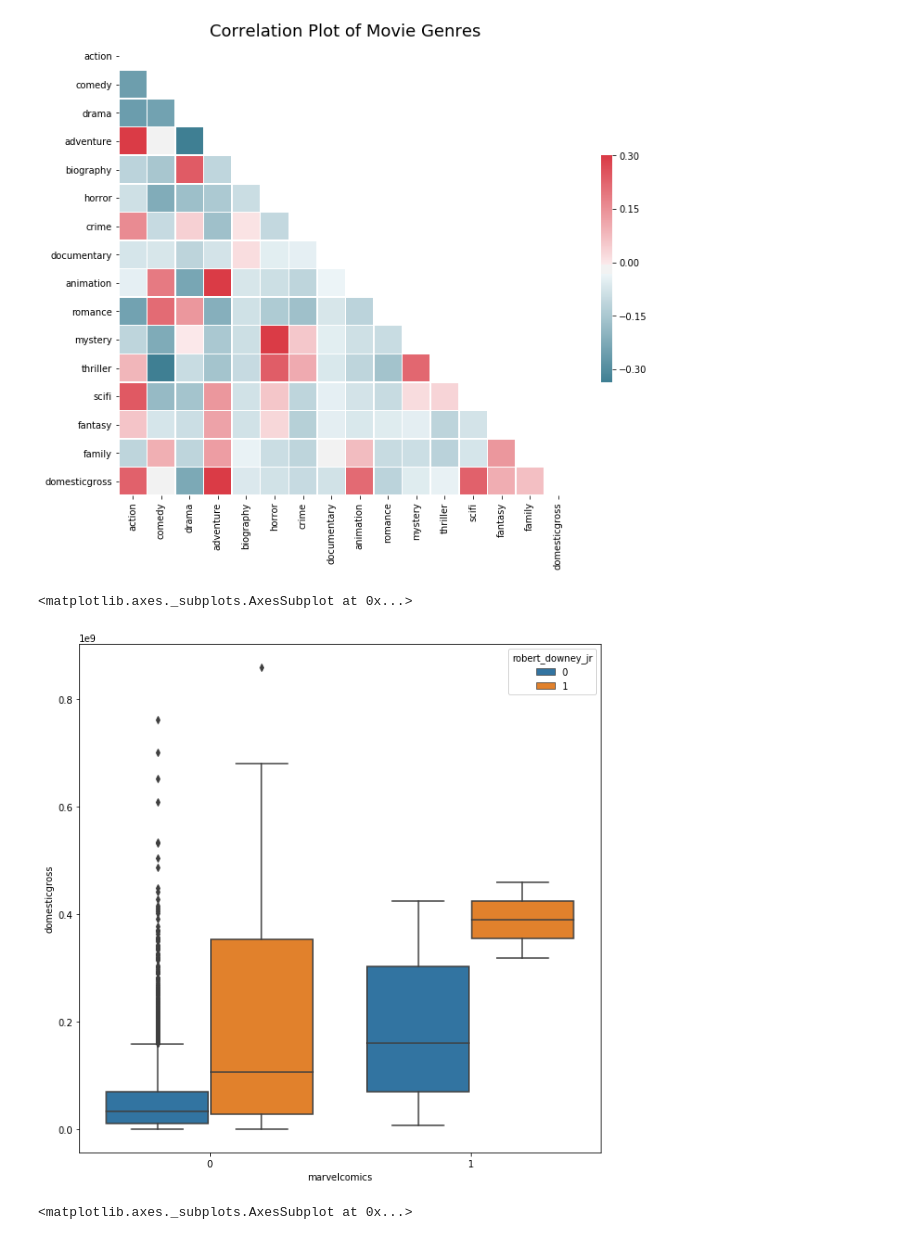
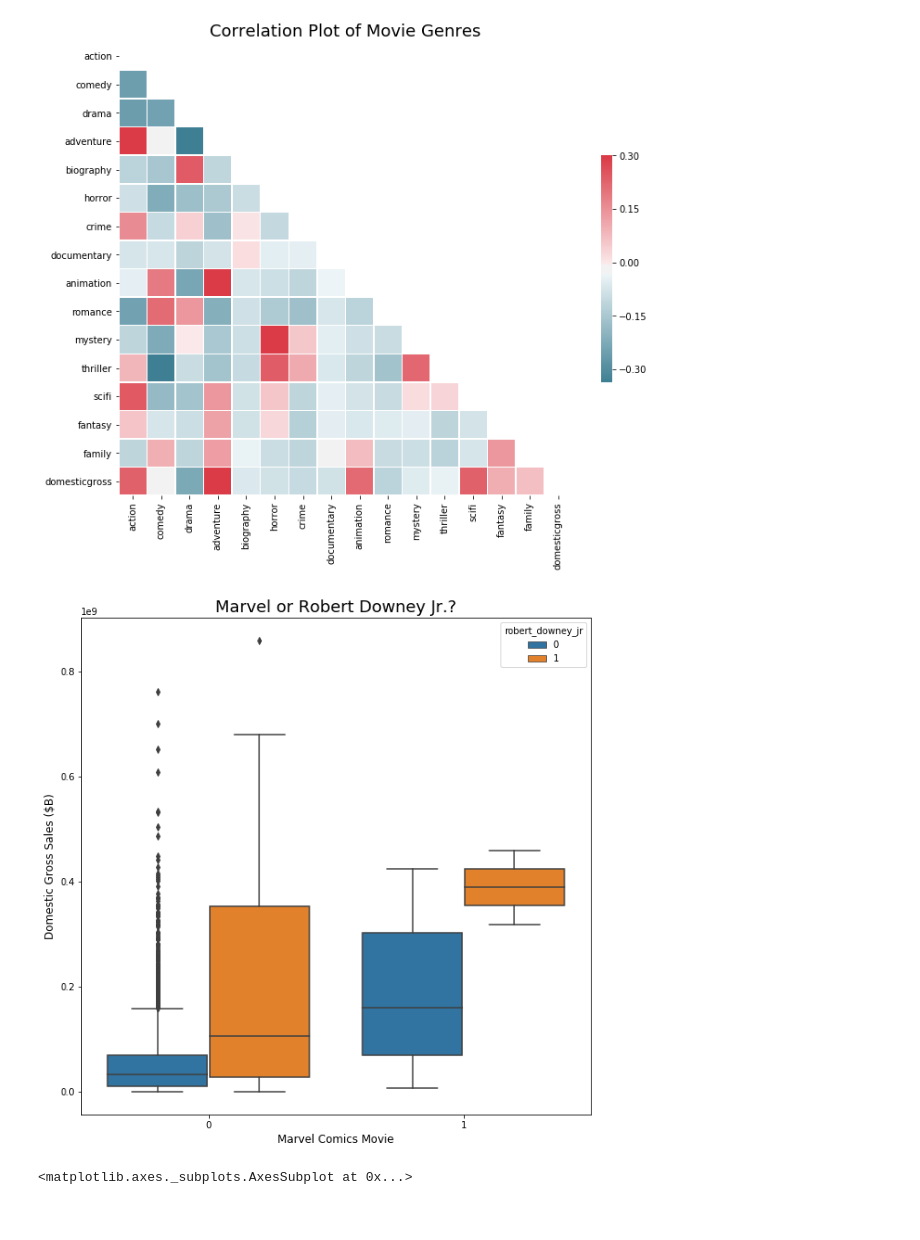
Before and after one commit to benyapiya/Box-Office-Smash, a Jupyter notebook: notebooks/exploratory_analysis.ipynb, the cells around one changed output. Drawn from its saved outputs; the diff is of its cells as text; code cells hidden in the pictures.

```diff
--- a/notebooks/exploratory_analysis.ipynb
+++ b/notebooks/exploratory_analysis.ipynb
@@ -250,9 +412,12 @@ plt.savefig('genre_corr.png')
 # %%
 plt.figure(figsize=(10, 10))
 sns.boxplot(data=movies, y="domesticgross", x="marvelcomics", hue="robert_downey_jr")
+plt.title("Marvel or Robert Downey Jr.?", fontsize=18)
+plt.xlabel("Marvel Comics Movie", fontsize=12)
+plt.ylabel("Domestic Gross Sales ($B)", fontsize=12)
+plt.savefig('marvel_rdjr.png')
 # %% [output]
-<matplotlib.axes._subplots.AxesSubplot at 0x...>
-[figure, old version]
+[figure, new version]
 # %%
 plt.figure(figsize=(10, 10))
 sns.boxplot(data=movies, y="domesticgross", x="romance", hue="comedy")
```
Also changed, not shown: parts of 7 cells of this notebook, 11 other files.
